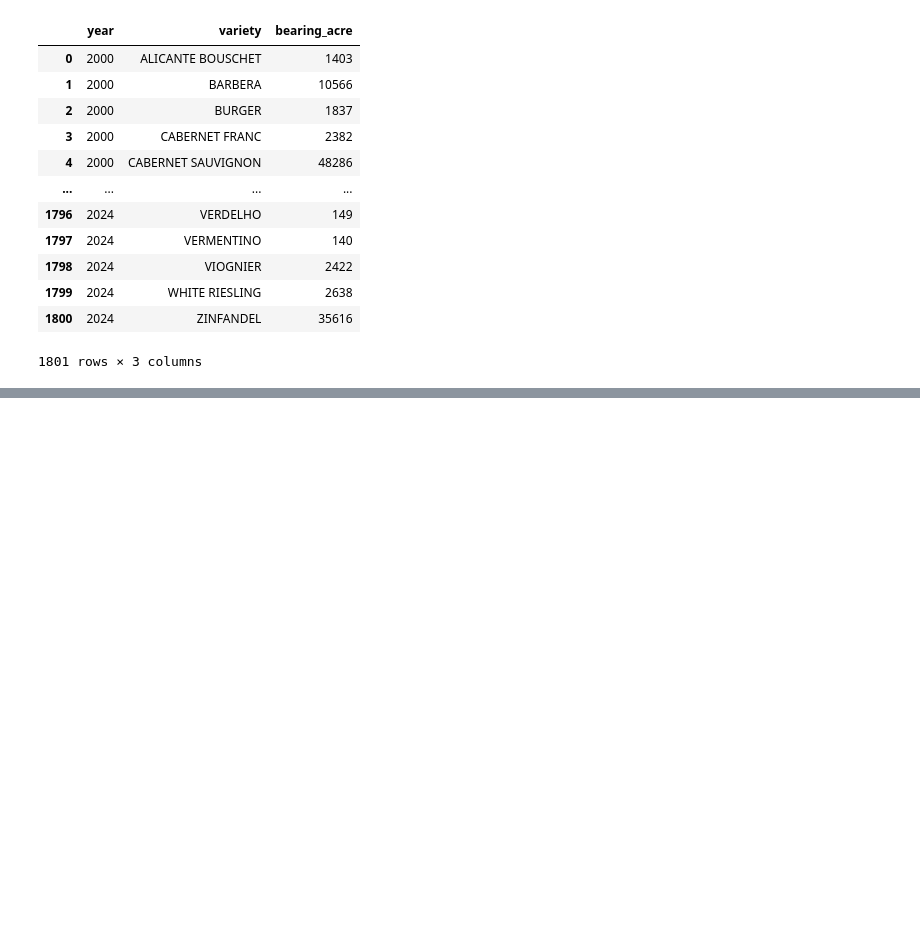
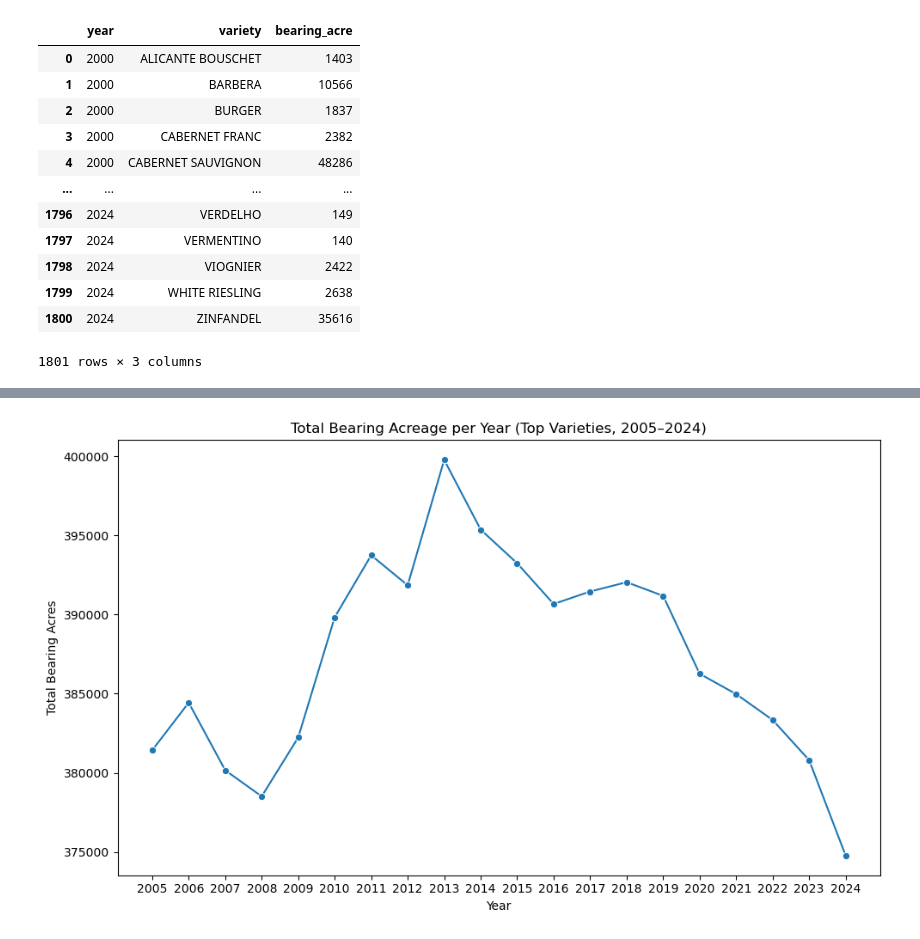
Before and after one commit to lillianargang/california-wine-capstone, a Jupyter notebook: notebooks/wine_dataframes_final.ipynb, the cells around one changed output, grey strips where cells are left out. Saved outputs shown, nothing was run; the diff lists cells and outputs as text; code cells hidden in the pictures; blank space fills up the shorter version.

```diff
--- a/notebooks/wine_dataframes_final.ipynb
+++ b/notebooks/wine_dataframes_final.ipynb
@@ -401,4 +401,9 @@ wine_final = wine_labor_clean[wine_labor_clean['county'].isin(county_list)].rese
 # maintain correct county list, dropping any aggregates ('State Total')
+# %%
+wine_labor_clean = wine_labor.rename(columns={'variety/county':'county'})
+# rename split variety/county columns
+wine_final = wine_labor_clean[wine_labor_clean['county'].isin(county_list)].reset_index()
+# maintain correct county list, dropping any aggregates ('State Total')
 # %%
 set(wine_final['variety'])
 # %% [output]
@@ -534,0 +514,9 @@ distribution_grouped[distribution_grouped['year'] == 2024].sort_values('bearing_
+# %%
+# for sake of time, roughly simplified list of lists by pulling just 2024 and 2005 and making them into a set
+variety_2024 = distribution_grouped[distribution_grouped['year'] == 2024].sort_values('bearing_acre', ascending=False).head(12)['variety'].to_list()
+variety_2003 = distribution_grouped[distribution_grouped['year'] == 2005].sort_values('bearing_acre', ascending=False).head(12)['variety'].to_list()
+top_varieties_list = list(set(variety_2003 + variety_2024))
+top_varieties_list.remove('OTHER WHITE WINE')
+top_varieties_list.remove('OTHER RED WINE')
+top_varieties_list.remove('TOTAL WHITE WINE')
+top_varieties_list.remove('TOTAL RED WINE')
@@ -535 +578,22 @@ distribution_grouped[distribution_grouped['year'] == 2024].sort_values('bearing_
+# %%
+# updated year range
+filtered_updated = wine_final[
+    (wine_final['year'] >= 2005) &
+    (wine_final['year'] <= 2024) &
+    (wine_final['variety'].isin(top_varieties_list))]
+
+total_acreage = filtered_updated.groupby('year')['bearing_acre'].sum().reset_index()
+
+plt.figure(figsize=(10,6))
+sns.lineplot(data=total_acreage, x='year', y='bearing_acre', marker='o')
+
+plt.title('Total Bearing Acreage per Year (Top Varieties, 2005–2024)')
+plt.xlabel('Year')
+plt.ylabel('Total Bearing Acres')
+
+plt.tight_layout() # auto-adjust padding for cleaner look #https://matplotlib.org/stable/api/_as_gen/matplotlib.pyplot.tight_layout.html
+plt.xticks(range(2005, 2025, 1)) # https://stackoverflow.com/questions/56713197/how-to-change-the-xticks-to-a-specific-range
+plt.show()
+# %% [output]
+[figure, added]
 # %%
```
Also changed, not shown: parts of 53 cells of this notebook.
